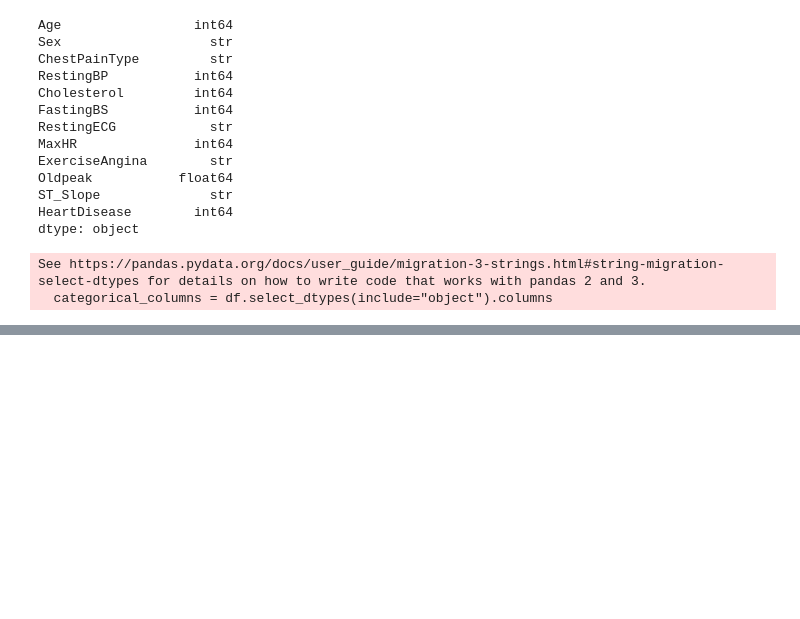
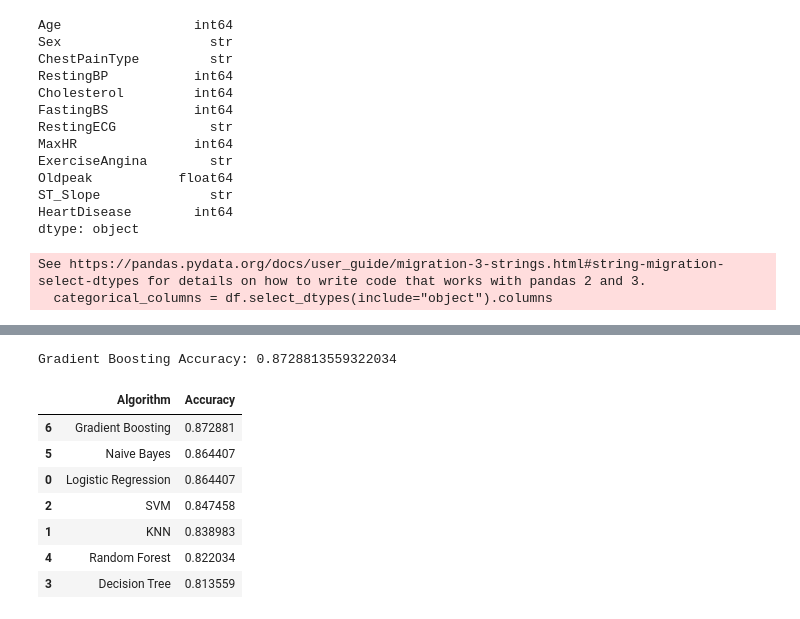
Before and after one commit to Navin-Raj-K/NAVIN_RAJ_K__AIML_JULY_BATCH_TRAINING_HEART_DISEASE_PREDICTION, a Jupyter notebook: notebook/Heart_DIsease_Prediction.ipynb, the cells around one changed output, grey strips where cells are left out. Drawn from its saved outputs; the diff is of its cells as text; code cells hidden in the pictures; blank space fills up the shorter version.

```diff
--- a/notebook/Heart_DIsease_Prediction.ipynb
+++ b/notebook/Heart_DIsease_Prediction.ipynb
@@ -170,0 +260,33 @@ X_train, X_test, y_train, y_test = train_test_split(
+# %%
+gb = GradientBoostingClassifier(random_state=42)
+
+gb.fit(X_train, y_train)
+
+y_pred = gb.predict(X_test)
+
+accuracy["Gradient Boosting"] = accuracy_score(y_test, y_pred)
+
+print("Gradient Boosting Accuracy:", accuracy["Gradient Boosting"])
+# %% [output]
+Gradient Boosting Accuracy: 0.8728813559322034
+# %%
+accuracy_df = pd.DataFrame(
+    accuracy.items(),
+    columns=["Algorithm", "Accuracy"]
+)
+
+accuracy_df = accuracy_df.sort_values(
+    by="Accuracy",
+    ascending=False
+)
+
+accuracy_df
+# %% [output]
+|  | Algorithm | Accuracy |
+| 6 | Gradient Boosting | 0.872881 |
+| 5 | Naive Bayes | 0.864407 |
+| 0 | Logistic Regression | 0.864407 |
+| 2 | SVM | 0.847458 |
+| 1 | KNN | 0.838983 |
+| 4 | Random Forest | 0.822034 |
+| 3 | Decision Tree | 0.813559 |
```
Also changed, not shown: parts of 13 cells of this notebook, 1 other file.
